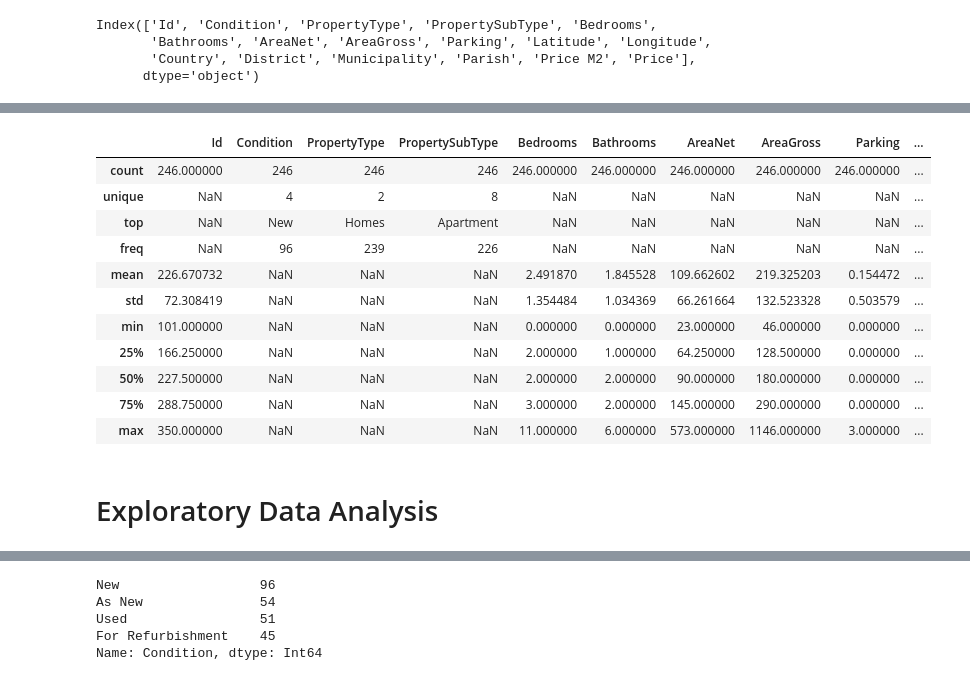
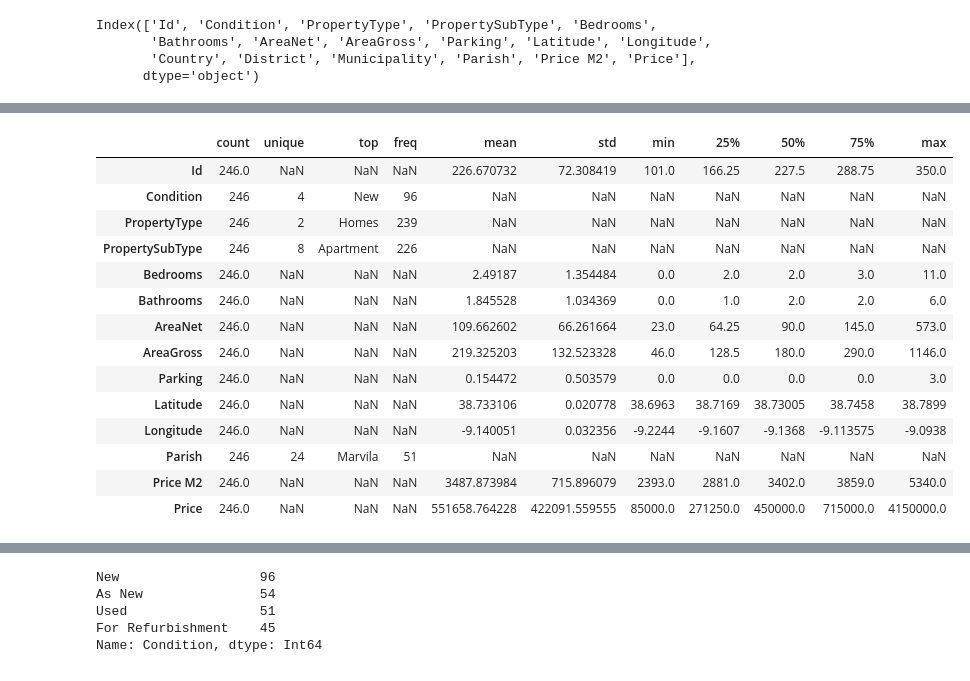
Before and after one commit to Rafabro8500/Data_Science_Fundamentals, a Jupyter notebook: Project - Lisbon House Prices.ipynb, the cells around one changed output, grey strips where cells are left out. Cells and saved outputs as stored; diff of their text form; code cells hidden in the pictures.

```diff
--- a/Project - Lisbon House Prices.ipynb
+++ b/Project - Lisbon House Prices.ipynb
@@ -62,0 +42,3 @@ dtype: object
+# %%
+df = df_raw.convert_dtypes()
+df.dtypes
@@ -124,17 +120,20 @@ df.drop(['Country', 'District','Municipality'], axis=1)
+# %%
+df = df.drop(['Country', 'District','Municipality'], axis=1)
 # %%
-df.describe(include='all')
+df.describe(include='all').transpose()
 # %% [output]
-|  | Id | Condition | PropertyType | PropertySubType | Bedrooms | Bathrooms | AreaNet | AreaGross | Parking | ... |
-| count | 246.000000 | 246 | 246 | 246 | 246.000000 | 246.000000 | 246.000000 | 246.000000 | 246.000000 | ... |
-| unique | NaN | 4 | 2 | 8 | NaN | NaN | NaN | NaN | NaN | ... |
-| top | NaN | New | Homes | Apartment | NaN | NaN | NaN | NaN | NaN | ... |
-| freq | NaN | 96 | 239 | 226 | NaN | NaN | NaN | NaN | NaN | ... |
-| mean | 226.670732 | NaN | NaN | NaN | 2.491870 | 1.845528 | 109.662602 | 219.325203 | 0.154472 | ... |
-| std | 72.308419 | NaN | NaN | NaN | 1.354484 | 1.034369 | 66.261664 | 132.523328 | 0.503579 | ... |
-| min | 101.000000 | NaN | NaN | NaN | 0.000000 | 0.000000 | 23.000000 | 46.000000 | 0.000000 | ... |
-| 25% | 166.250000 | NaN | NaN | NaN | 2.000000 | 1.000000 | 64.250000 | 128.500000 | 0.000000 | ... |
-| 50% | 227.500000 | NaN | NaN | NaN | 2.000000 | 2.000000 | 90.000000 | 180.000000 | 0.000000 | ... |
-| 75% | 288.750000 | NaN | NaN | NaN | 3.000000 | 2.000000 | 145.000000 | 290.000000 | 0.000000 | ... |
-| max | 350.000000 | NaN | NaN | NaN | 11.000000 | 6.000000 | 573.000000 | 1146.000000 | 3.000000 | ... |
+|  | count | unique | top | freq | mean | std | min | 25% | 50% | 75% | max |
+| Id | 246.0 | NaN | NaN | NaN | 226.670732 | 72.308419 | 101.0 | 166.25 | 227.5 | 288.75 | 350.0 |
+| Condition | 246 | 4 | New | 96 | NaN | NaN | NaN | NaN | NaN | NaN | NaN |
+| PropertyType | 246 | 2 | Homes | 239 | NaN | NaN | NaN | NaN | NaN | NaN | NaN |
+| PropertySubType | 246 | 8 | Apartment | 226 | NaN | NaN | NaN | NaN | NaN | NaN | NaN |
+| Bedrooms | 246.0 | NaN | NaN | NaN | 2.49187 | 1.354484 | 0.0 | 2.0 | 2.0 | 3.0 | 11.0 |
+| Bathrooms | 246.0 | NaN | NaN | NaN | 1.845528 | 1.034369 | 0.0 | 1.0 | 2.0 | 2.0 | 6.0 |
+| AreaNet | 246.0 | NaN | NaN | NaN | 109.662602 | 66.261664 | 23.0 | 64.25 | 90.0 | 145.0 | 573.0 |
+| AreaGross | 246.0 | NaN | NaN | NaN | 219.325203 | 132.523328 | 46.0 | 128.5 | 180.0 | 290.0 | 1146.0 |
+| Parking | 246.0 | NaN | NaN | NaN | 0.154472 | 0.503579 | 0.0 | 0.0 | 0.0 | 0.0 | 3.0 |
+| Latitude | 246.0 | NaN | NaN | NaN | 38.733106 | 0.020778 | 38.6963 | 38.7169 | 38.73005 | 38.7458 | 38.7899 |
+| Longitude | 246.0 | NaN | NaN | NaN | -9.140051 | 0.032356 | -9.2244 | -9.1607 | -9.1368 | -9.113575 | -9.0938 |
+| Parish | 246 | 24 | Marvila | 51 | NaN | NaN | NaN | NaN | NaN | NaN | NaN |
+| Price M2 | 246.0 | NaN | NaN | NaN | 3487.873984 | 715.896079 | 2393.0 | 2881.0 | 3402.0 | 3859.0 | 5340.0 |
+| Price | 246.0 | NaN | NaN | NaN | 551658.764228 | 422091.559555 | 85000.0 | 271250.0 | 450000.0 | 715000.0 | 4150000.0 |
-# %% [markdown]
-# Exploratory Data Analysis
```
Also changed, not shown: parts of 30 cells of this notebook.
